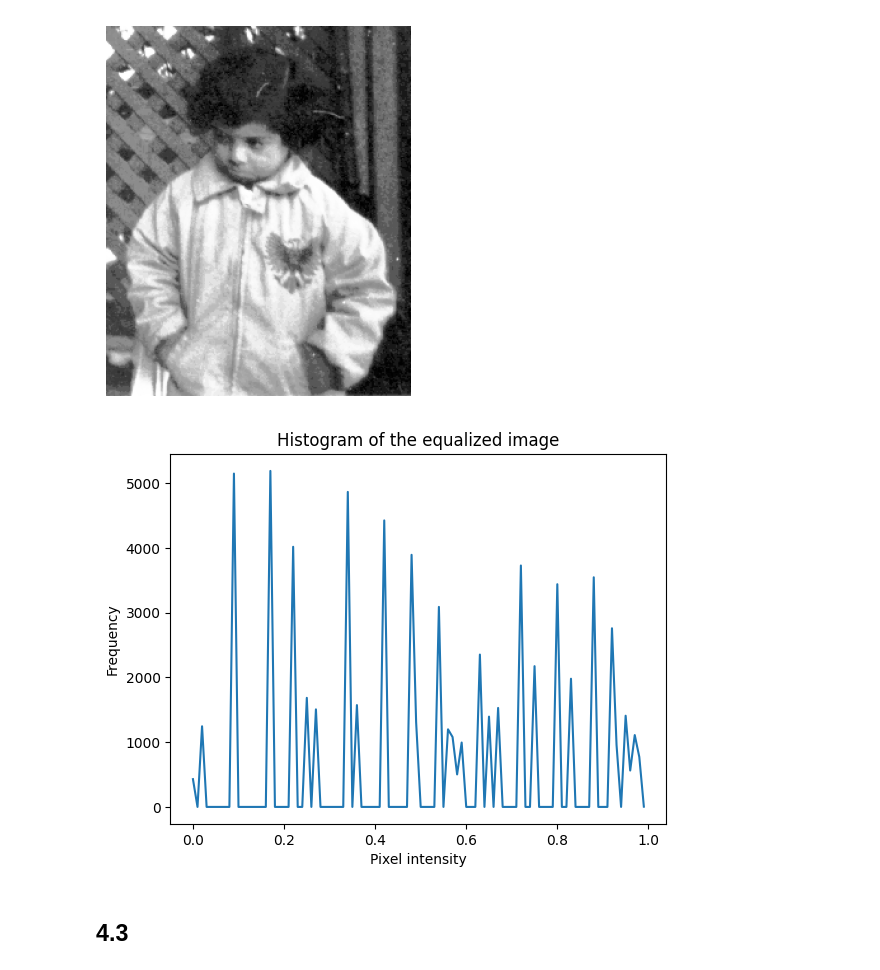
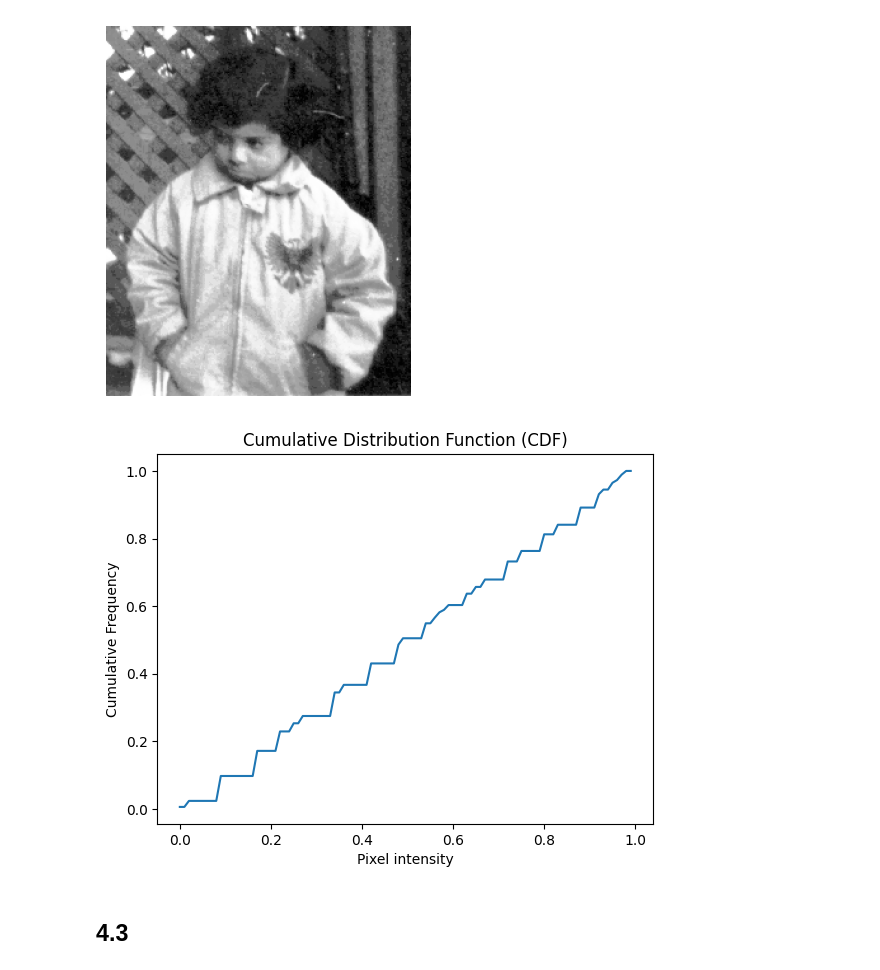
Before and after one commit to arnku/SIP, a Jupyter notebook: Ass2/opg4.ipynb, the cells around one changed output. Drawn from its saved outputs; the diff is of its cells as text; code cells hidden in the pictures.

```diff
--- a/Ass2/opg4.ipynb
+++ b/Ass2/opg4.ipynb
@@ -53,29 +53,32 @@ plt.show()
 [figure]
 # %% [markdown]
 # 4.2
+# %%
+def floatingPointImage(img, n_bins=100):
+    cimg = np.zeros_like(img)
+    for x in range(img.shape[0]):
+        for y in range(img.shape[1]):
+            p = img[x, y]
+            bin_index = int(p * (n_bins - 1))
+            cimg[x, y] = cdf_normalized[bin_index]
+    return cimg
 # %%
-CImage = np.zeros_like(IMG)
-for x in range(IMG.shape[0]):
-    for y in range(IMG.shape[1]):
-        p = IMG[x, y]
-        bin_index = int(p * (n_bins - 1))
-        CImage[x, y] = cdf_normalized[bin_index]
-
+CImage = floatingPointImage(IMG, n_bins)
 plt.imshow(CImage, cmap='gray')
 plt.axis('off')
 plt.show()
 # %% [output]
 [figure]
 # %%
-h = histogram(CImage)
+h = CDF(histogram(CImage))
 plt.figure()
 plt.plot(np.arange(n_bins) / n_bins, h)
-plt.title('Histogram of the equalized image')
+plt.title('Cumulative Distribution Function (CDF)')
 plt.xlabel('Pixel intensity')
-plt.ylabel('Frequency')
+plt.ylabel('Cumulative Frequency')
 plt.show()
 # %% [output]
-[figure, old version]
+[figure, new version]
 # %% [markdown]
 ## 4.3
 # %%
```
Also changed, not shown: parts of 3 cells of this notebook, 4 other files.
